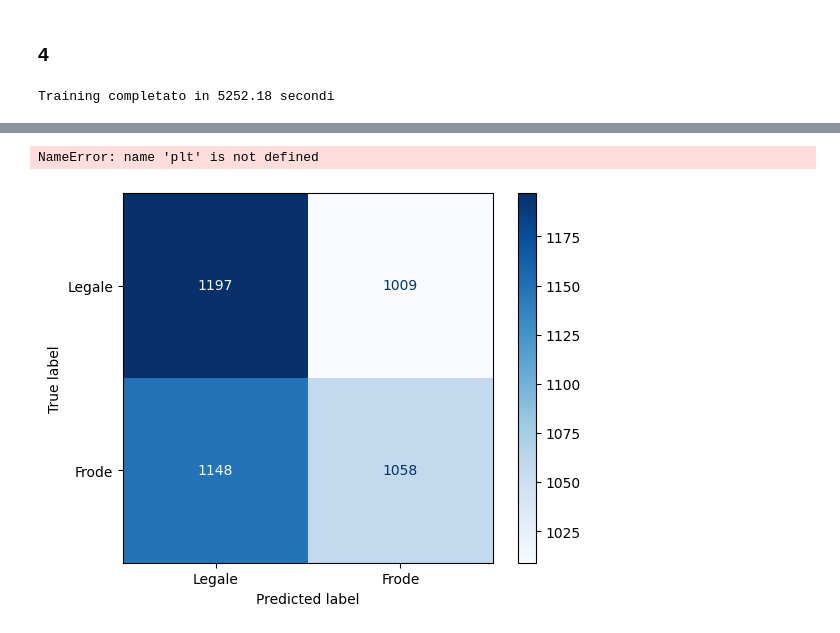
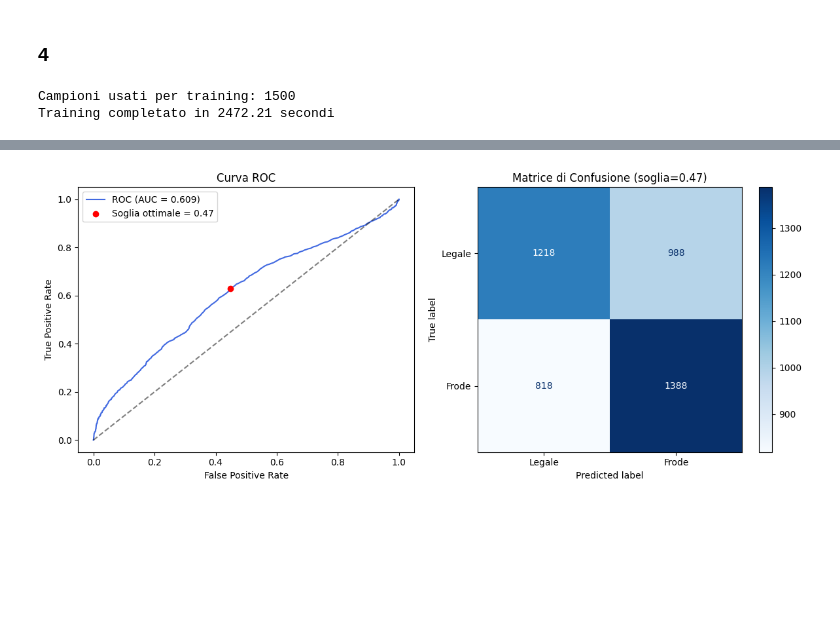
Before and after one commit to MattiaGallucci/HeisenBank, a Jupyter notebook: qml.ipynb, the cells around one changed output, grey strips where cells are left out. Drawn from its saved outputs; the diff is of its cells as text; code cells hidden in the pictures; blank space fills up the shorter version.

```diff
--- a/qml.ipynb
+++ b/qml.ipynb
@@ -28,7 +49,8 @@ X_pca = pca.fit_transform(X)
 # %%
 scaler = MinMaxScaler(feature_range=(0, np.pi))
-X_final = scaler.fit_transform(X_pca)
+X_final = scaler.fit_transform(X_selected)
 
-print(f"Forma finale del dataset: {X_final.shape}")
+print(f'Forma finale del dataset: {X_final.shape}')
+print(f'Feature usate: {top_features}')
 # %% [output]
 Forma finale del dataset: (22058, 4)
@@ -61,9 +97,8 @@ print(f"Campioni di test: {len(X_test)}")
 Campioni di training: 17646
 Campioni di test: 4412
 # %%
-#Crea l'ansatz
 from qiskit.circuit.library import EfficientSU2
 
-ansatz = EfficientSU2(num_qubits=num_qubits, reps=3, entanglement='linear')
-ansatz.decompose().draw(output='mpl')
+ansatz = EfficientSU2(num_qubits=num_qubits, reps=1, entanglement='linear')
+print(ansatz.decompose().draw(output='text'))
 # %% [output]
@@ -114,28 +159,61 @@ vqc.callback = callback_graph
 # %%
-# Se vuoi fare un test veloce, scommenta la riga sotto:
-# X_train_small, y_train_small = X_train[:100], y_train[:100]
+X_train_small = X_train[:1500]
+y_train_small = y_train.values[:1500]
+
+print(f'Campioni usati per training: {len(X_train_small)}')
 
 start_time = time.time()
-vqc.fit(X_train, y_train.values) # .values per passare un array numpy
+vqc.fit(X_train_small, y_train_small)
 end_time = time.time()
 
-print(f"Training completato in {end_time - start_time:.2f} secondi")
+print(f'Training completato in {end_time - start_time:.2f} secondi')
 # %% [output]
-Training completato in 5252.18 secondi
+Campioni usati per training: 1500
+Training completato in 2472.21 secondi
 # %%
-from sklearn.metrics import classification_report, confusion_matrix, ConfusionMatrixDisplay
+import matplotlib.pyplot as plt
+import numpy as np
+from sklearn.metrics import classification_report, confusion_matrix, ConfusionMatrixDisplay, roc_curve, roc_auc_score
 
-# Predizione sul test set
-y_pred = vqc.predict(X_test)
+# Calcola le probabilità
+y_proba = vqc.predict_proba(X_test)
+y_scores = y_proba[:, 1]  # probabilità classe Frode
 
-# Report completo (Precision, Recall, F1)
-print("\n--- Risultati del Modello ---")
+# --- Curva ROC per trovare la soglia ottimale ---
+fpr, tpr, thresholds = roc_curve(y_test, y_scores)
+auc = roc_auc_score(y_test, y_scores)
+
+# Soglia ottimale = massimizza (tpr - fpr), ovvero il punto più in alto-sinistra della ROC
+optimal_idx = np.argmax(tpr - fpr)
+optimal_threshold = thresholds[optimal_idx]
+print(f'AUC: {auc:.3f}')
+print(f'Soglia ottimale trovata dalla ROC: {optimal_threshold:.3f}')
+
+# Predizione con soglia ottimale
+y_pred = (y_scores >= optimal_threshold).astype(int)
+
+print('\n--- Risultati del Modello ---')
 print(classification_report(y_test, y_pred, target_names=['Legale', 'Frode']))
 
-# Visualizzazione Matrice di Confusione
+# Plot affiancati: ROC + Confusion Matrix
+fig, axes = plt.subplots(1, 2, figsize=(12, 5))
+
+# Curva ROC
+axes[0].plot(fpr, tpr, label=f'ROC (AUC = {auc:.3f})', color='royalblue')
+axes[0].scatter(fpr[optimal_idx], tpr[optimal_idx], color='red', zorder=5,
+                label=f'Soglia ottimale = {optimal_threshold:.2f}')
+axes[0].plot([0, 1], [0, 1], 'k--', alpha=0.5)
+axes[0].set_xlabel('False Positive Rate')
+axes[0].set_ylabel('True Positive Rate')
+axes[0].set_title('Curva ROC')
+axes[0].legend()
+
+# Matrice di Confusione
 cm = confusion_matrix(y_test, y_pred)
 disp = ConfusionMatrixDisplay(confusion_matrix=cm, display_labels=['Legale', 'Frode'])
-disp.plot(cmap='Blues')
-plt.title("Matrice di Confusione")
+disp.plot(cmap='Blues', ax=axes[1])
+axes[1].set_title(f'Matrice di Confusione (soglia={optimal_threshold:.2f})')
+
+plt.tight_layout()
 plt.show()
 # %% [output]
@@ -151,2 +232 @@ weighted avg       0.51      0.51      0.51      4412
-NameError: name 'plt' is not defined
-[figure, old version]
+[figure, new version]
```
Also changed, not shown: parts of 8 cells of this notebook.
